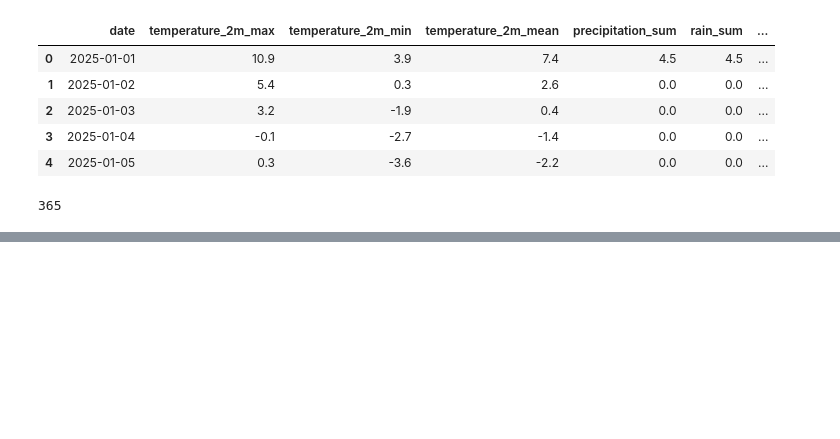
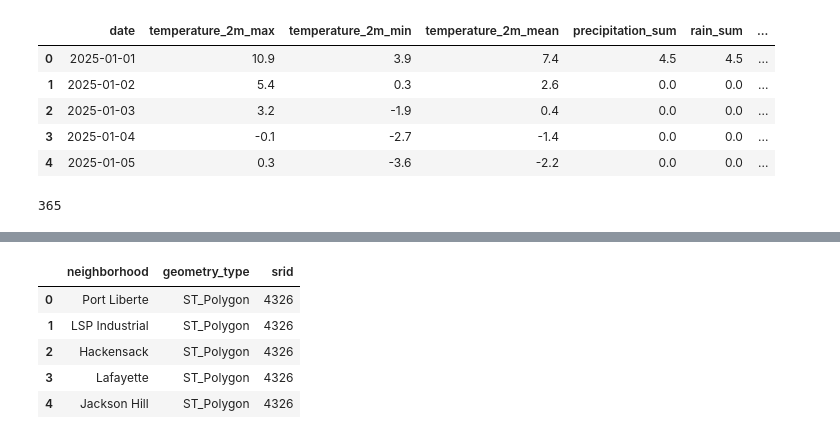
Before and after one commit to hovhannisyan91/aca, a Jupyter notebook: lab/python/notebooks/Session_16_SQLAlchemy.ipynb, the cells around one changed output, grey strips where cells are left out. Cells and saved outputs as stored; diff of their text form; code cells hidden in the pictures; blank space fills up the shorter version.

```diff
--- a/lab/python/notebooks/Session_16_SQLAlchemy.ipynb
+++ b/lab/python/notebooks/Session_16_SQLAlchemy.ipynb
@@ -262,0 +216,21 @@ This creates a real geometry column in PostgreSQL.
+# %%
+query = """
+SELECT
+    neighborhood,
+    ST_GeometryType(geometry) AS geometry_type,
+    ST_SRID(geometry) AS srid
+FROM jersey_city_neighborhoods
+LIMIT 5;
+"""
+
+pd.read_sql(
+    query,
+    con=engine
+)
+# %% [output]
+|  | neighborhood | geometry_type | srid |
+| 0 | Port Liberte | ST_Polygon | 4326 |
+| 1 | LSP Industrial | ST_Polygon | 4326 |
+| 2 | Hackensack | ST_Polygon | 4326 |
+| 3 | Lafayette | ST_Polygon | 4326 |
+| 4 | Jackson Hill | ST_Polygon | 4326 |
```
Also changed, not shown: parts of 16 cells of this notebook.
